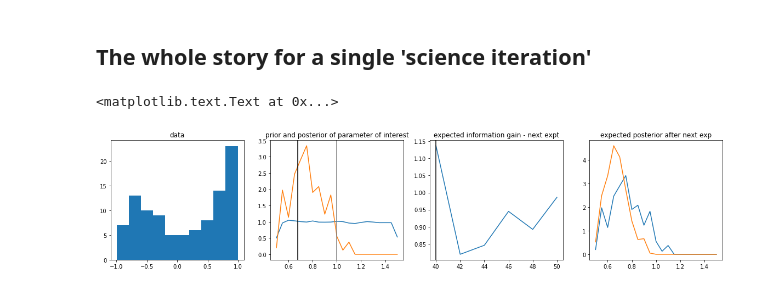
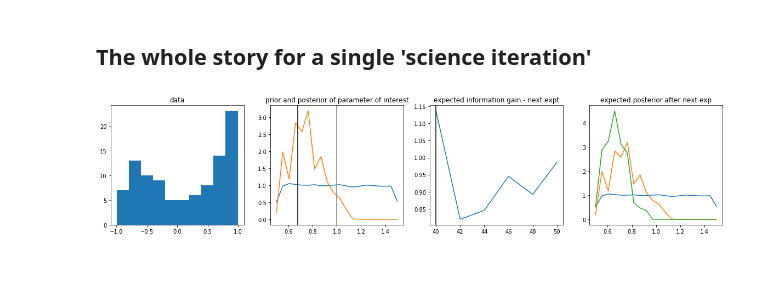
Before and after one commit to cranmer/active_sciencing, a Jupyter notebook: clean/active_weinberg.ipynb, the cells around one changed output. Cells and saved outputs as stored; diff of their text form; code cells hidden in the pictures.

```diff
--- a/clean/active_weinberg.ipynb
+++ b/clean/active_weinberg.ipynb
@@ -214,31 +214,34 @@ plt.plot(xs,np.exp(logpdf_exp_postr(xs)))
 # %% [markdown]
 ## The whole story for a single 'science iteration'
 # %%
-fig,axarr = plt.subplots(1,4)
-fig.set_size_inches(20,4)
-axarr[0].hist(example_data)
-axarr[0].set_title('data')
+def summary_plot(data,prior,posterior,best_theta,true_theta,next_phi,expected_posterior):
+    fig,axarr = plt.subplots(1,4)
+    fig.set_size_inches(20,4)
+    axarr[0].hist(data)
+    axarr[0].set_title('data')
 
 
+    xs = np.linspace(*THETA_RANGE,num = model_details_map_bins)
+    logpdf_prior = prior.approx_logpdf()
+    logpdf_postr = posterior.approx_logpdf()
+    axarr[1].plot(xs,np.exp(logpdf_prior(xs)))
+    axarr[1].plot(xs,np.exp(logpdf_postr(xs)))
+    axarr[1].axvline(best_theta, c = 'k')
+    axarr[1].axvline(true_theta, c = 'grey')
+    axarr[1].set_title('prior and posterior of parameter of interest')
 
-xs = np.linspace(*THETA_RANGE,num = 21)
-logpdf_prior = example_prior.approx_logpdf()
-logpdf_postr = example_posterior.approx_logpdf()
-axarr[1].plot(xs,np.exp(logpdf_prior(xs)))
-axarr[1].plot(xs,np.exp(logpdf_postr(xs)))
-axarr[1].axvline(example_best_theta, c = 'k')
-axarr[1].axvline(example_theta, c = 'grey')
-axarr[1].set_title('prior and posterior of parameter of interest')
+    axarr[2].plot(np.linspace(*PHI_RANGE, num = 6),eig)
+    axarr[2].axvline(next_phi, c = 'k')
+    axarr[2].set_title('expected information gain - next expt')
 
-axarr[2].plot(np.linspace(*PHI_RANGE, num = 6),eig)
-axarr[2].axvline(example_next_phi, c = 'k')
-axarr[2].set_title('expected information gain - next expt')
+    logpdf_prior = prior.approx_logpdf()
+    logpdf_postr = posterior.approx_logpdf()
+    logpdf_exp_postr = expected_posterior.approx_logpdf()
+    axarr[3].plot(xs,np.exp(logpdf_prior(xs)))
+    axarr[3].plot(xs,np.exp(logpdf_postr(xs)))
+    axarr[3].plot(xs,np.exp(logpdf_exp_postr(xs)))
+    axarr[3].set_title('expected posterior after next exp')
 
-logpdf_prior = example_posterior.approx_logpdf()
-logpdf_postr = example_exp_posterior.approx_logpdf()
-axarr[3].plot(xs,np.exp(logpdf_prior(xs)))
-axarr[3].plot(xs,np.exp(logpdf_postr(xs)))
-axarr[3].set_title('expected posterior after next exp')
+summary_plot(example_data,example_prior,example_posterior,example_best_theta,example_theta,example_next_phi,example_exp_posterior)
 # %% [output]
-<matplotlib.text.Text at 0x...>
-[figure, old version]
+[figure, new version]
```
